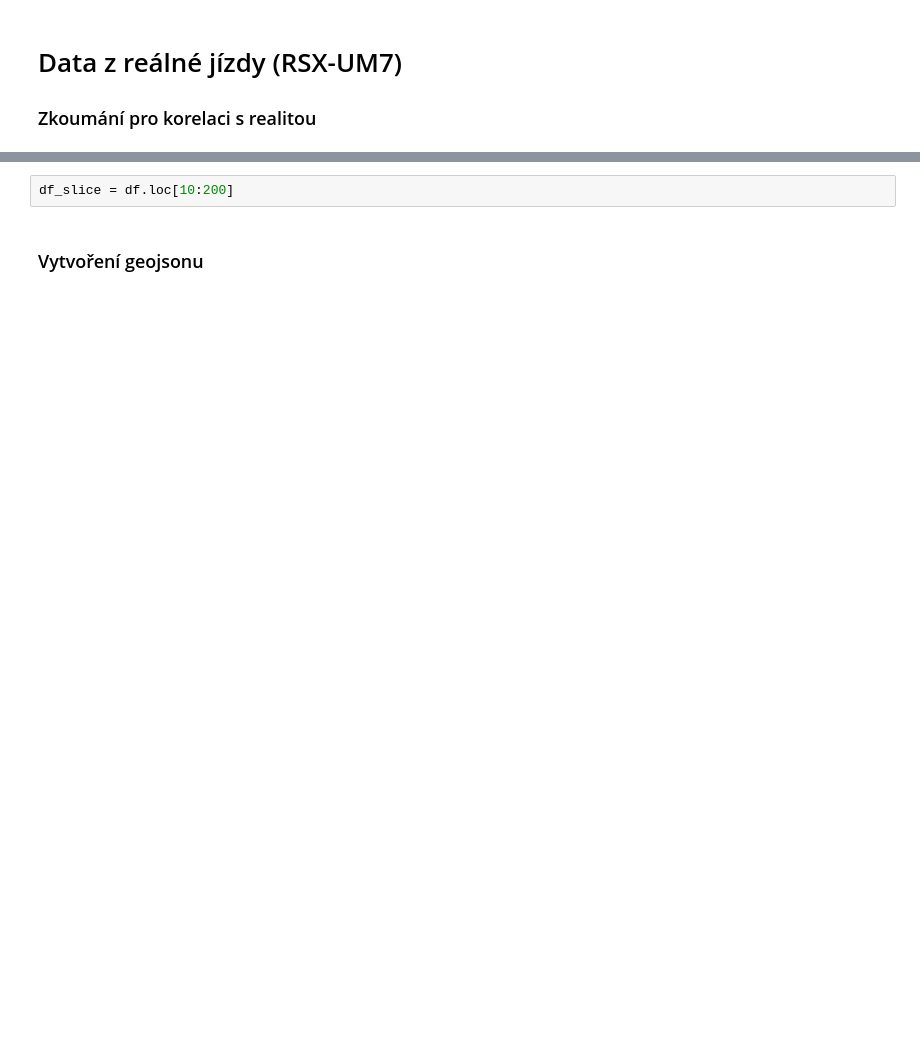
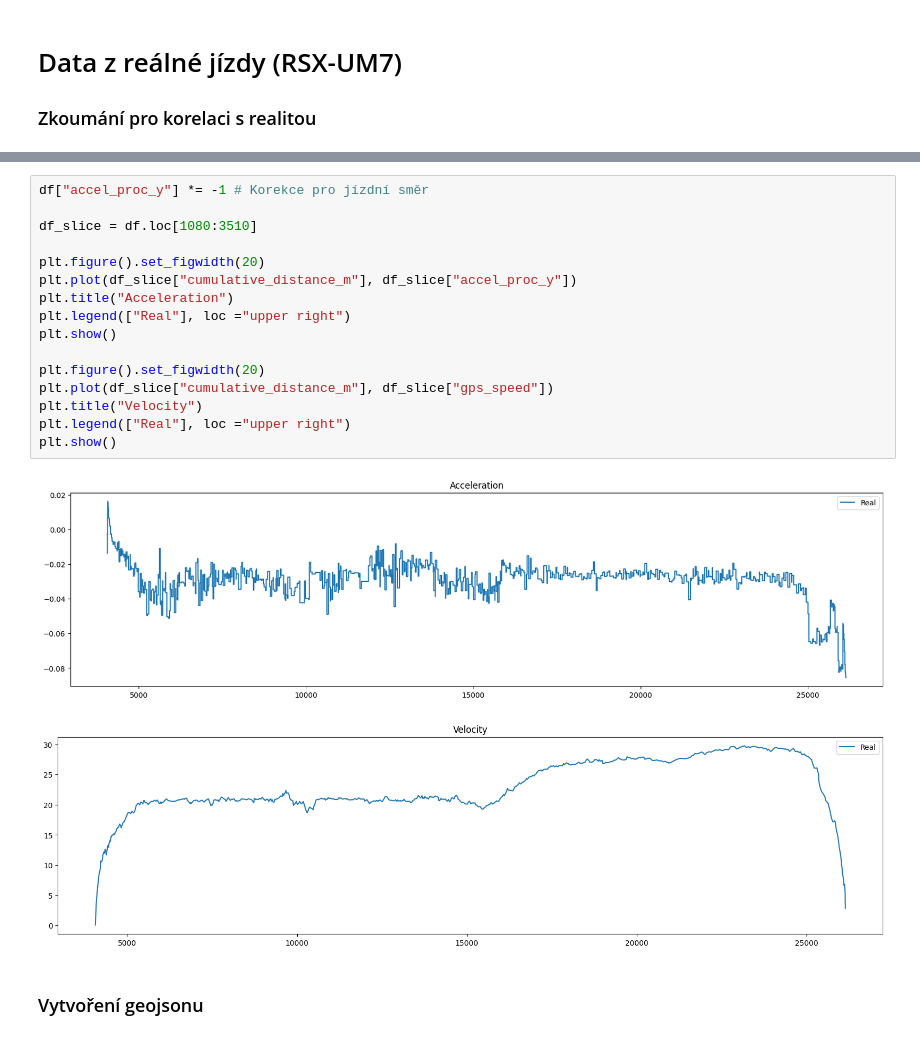
Before and after one commit to Sawy7/trainmap-consumption-api, a Jupyter notebook: train-exploration/train-exploration.ipynb, the cells around one changed output, grey strips where cells are left out. Cells and saved outputs as stored; diff of their text form; blank space fills up the shorter version.

```diff
--- a/train-exploration/train-exploration.ipynb
+++ b/train-exploration/train-exploration.ipynb
@@ -47,5 +38,22 @@ df.plot(x="cumulative_distance_m", y=["gps_altitude"])
-# %%
-df_slice = df.loc[10:200]
+# %%
+df["accel_proc_y"] *= -1 # Korekce pro jízdní směr
+
+df_slice = df.loc[1080:3510]
+
+plt.figure().set_figwidth(20)
+plt.plot(df_slice["cumulative_distance_m"], df_slice["accel_proc_y"])
+plt.title("Acceleration")
+plt.legend(["Real"], loc ="upper right")
+plt.show()
+
+plt.figure().set_figwidth(20)
+plt.plot(df_slice["cumulative_distance_m"], df_slice["gps_speed"])
+plt.title("Velocity")
+plt.legend(["Real"], loc ="upper right")
+plt.show()
+# %% [output]
+[figure, added]
+[figure, added]
 # %% [markdown]
 ### Vytvoření geojsonu
 # %%
```
Also changed, not shown: parts of 11 cells of this notebook, 3 other files.
